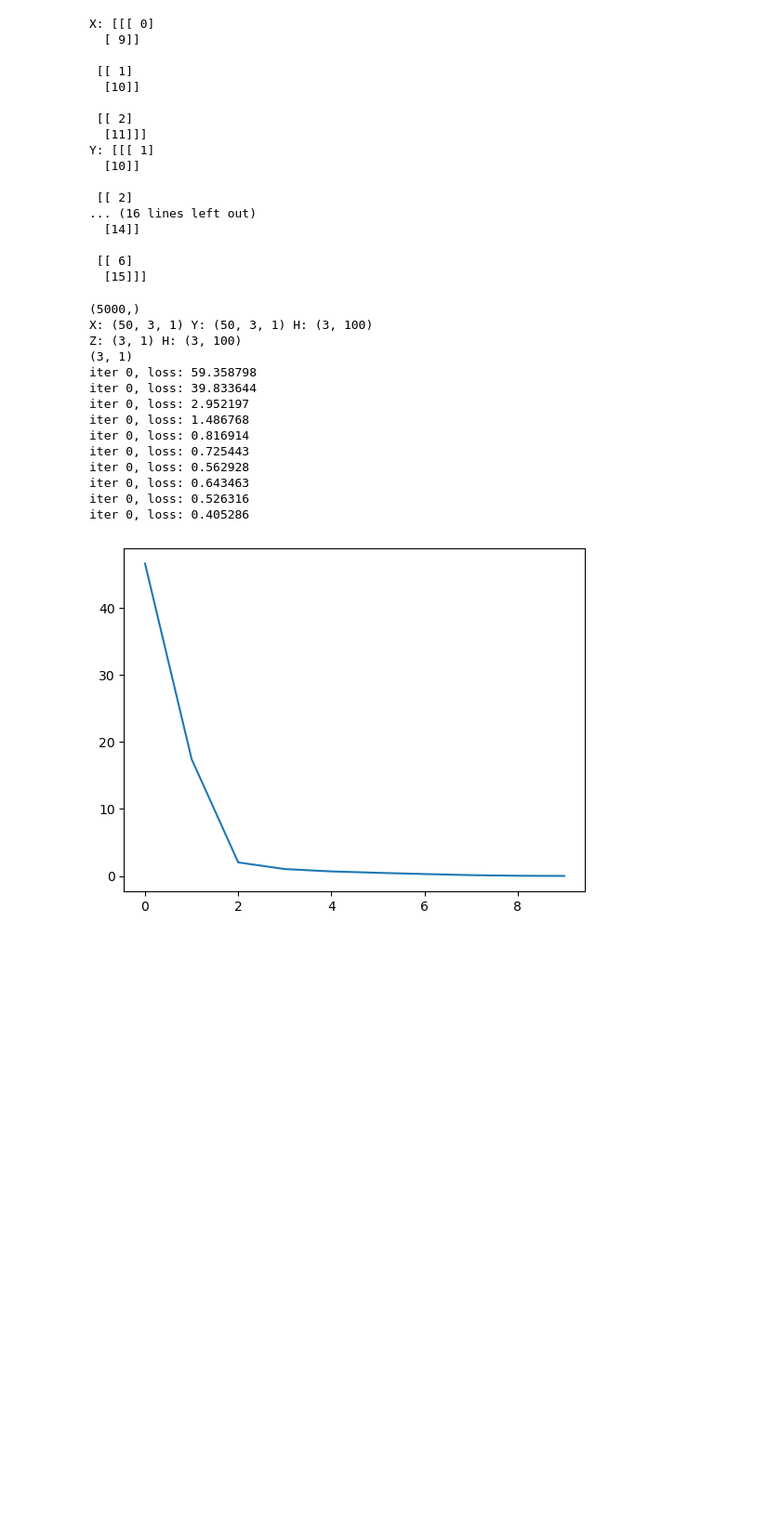
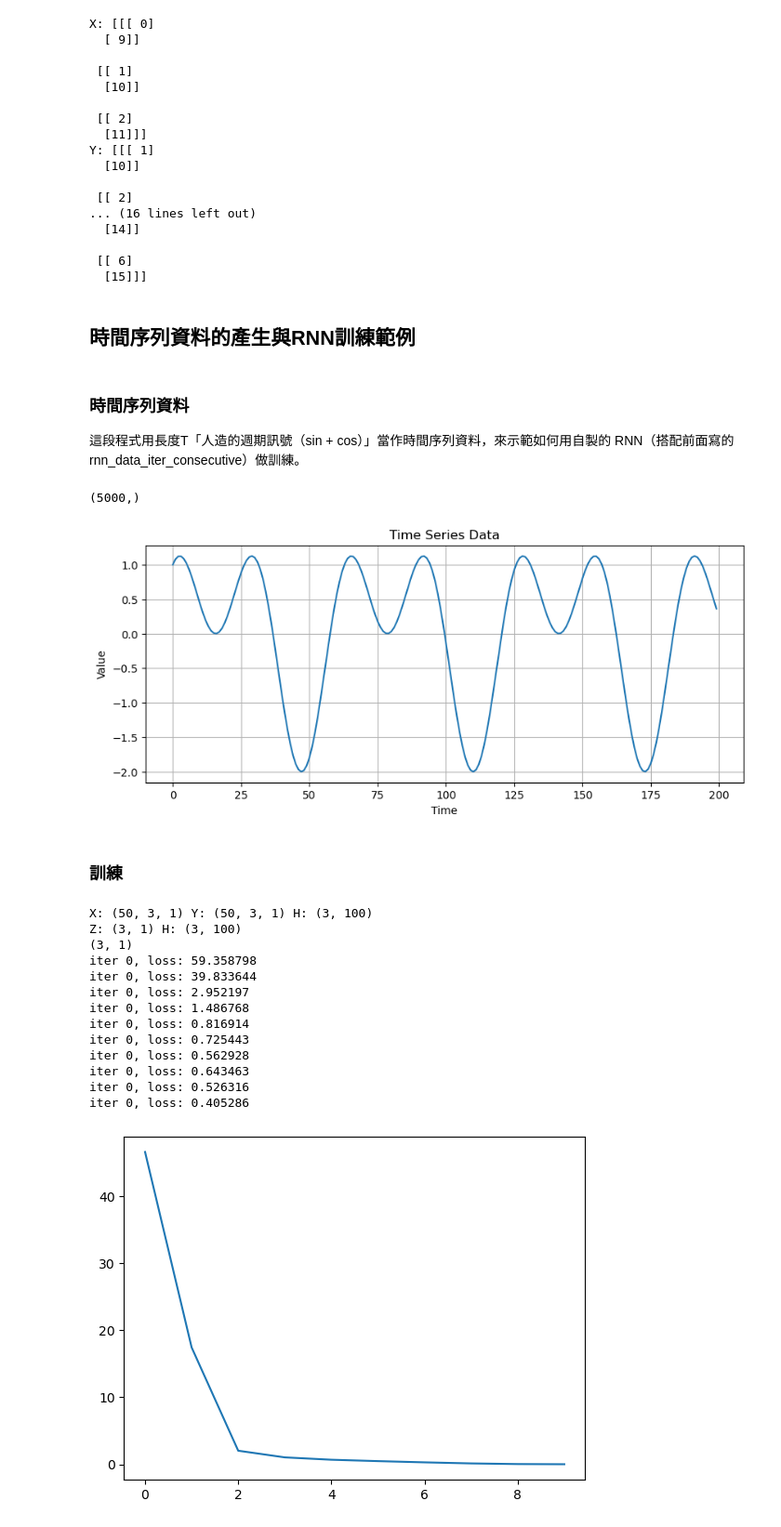
Before and after one commit to billy1125/Machine-Learning, a Jupyter notebook: RNN.ipynb, the cells around one changed output. Shown at 93% size. Cells and saved outputs as stored; diff of their text form; code cells hidden in the pictures; blank space fills up the shorter version.

```diff
--- a/RNN.ipynb
+++ b/RNN.ipynb
@@ -1382,6 +1380,36 @@ def mse_loss_grad(f, y):
 
     return loss, grad
     # 回傳 loss 值以及對應的梯度
+# %% [markdown]
+## 時間序列資料的產生與RNN訓練範例
+# %% [markdown]
+### 時間序列資料
+
+這段程式用長度T「人造的週期訊號（sin + cos）」當作時間序列資料，來示範如何用自製的 RNN（搭配前面寫的 rnn_data_iter_consecutive）做訓練。
+# %%
+import numpy as np
+import matplotlib.pyplot as plt
+
+# 產生時間序列資料（sin/cos 混合波）
+T = 5000  # 總點數
+time = np.arange(0, T)
+data = np.sin(time * 0.1) + np.cos(time * 0.2)
+print(data.shape)
+
+plt.figure(figsize=(10, 4))
+# plt.plot(time, data)
+plt.plot(time[:200], data[:200])
+plt.title("Time Series Data")
+plt.xlabel("Time")
+plt.ylabel("Value")
+plt.grid(True)
+
+plt.show()
+# %% [output]
+(5000,)
+[figure, added]
+# %% [markdown]
+### 訓練
 # %%
 # ===== 程式概要說明 =====
 # 這段程式用「人造的週期訊號（sin + cos）」當作時間序列資料，
@@ -1397,12 +1425,6 @@ def mse_loss_grad(f, y):
 # 5️⃣ 先跑一次 forward 與 loss，檢查維度是否正確
 # 6️⃣ 進入訓練迴圈：每個 epoch 重新產生 iterator，跑固定 iterations 更新參數
 # 7️⃣ 每個 epoch 把 loss 取平均後存起來（losses 用來看訓練趨勢）
-
-# 產生時間序列資料（sin/cos 混合波）
-T = 5000  # 總點數
-time = np.arange(0, T)
-data = np.sin(time * 0.1) + np.cos(time * 0.2)
-print(data.shape)
 
 # ===== RNN 參數設定 =====
 batch_size = 3
@@ -1462,7 +1484,6 @@ for epoch in range(epoches):
     epoch_losses = np.array(epoch_losses).mean()
     losses.append(epoch_losses)
 # %% [output]
-(5000,)
 X: (50, 3, 1) Y: (50, 3, 1) H: (3, 100)
 Z: (3, 1) H: (3, 100)
 (3, 1)
```
Also changed, not shown: parts of 15 cells of this notebook.
